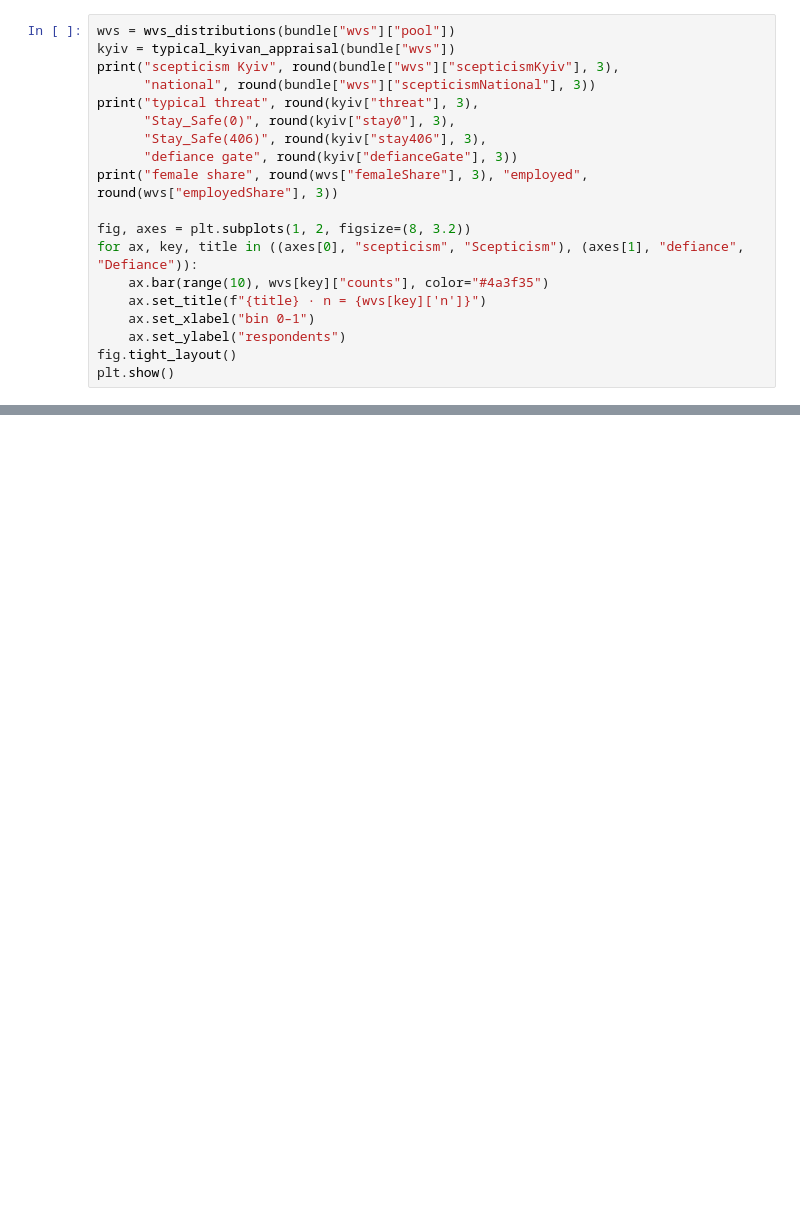
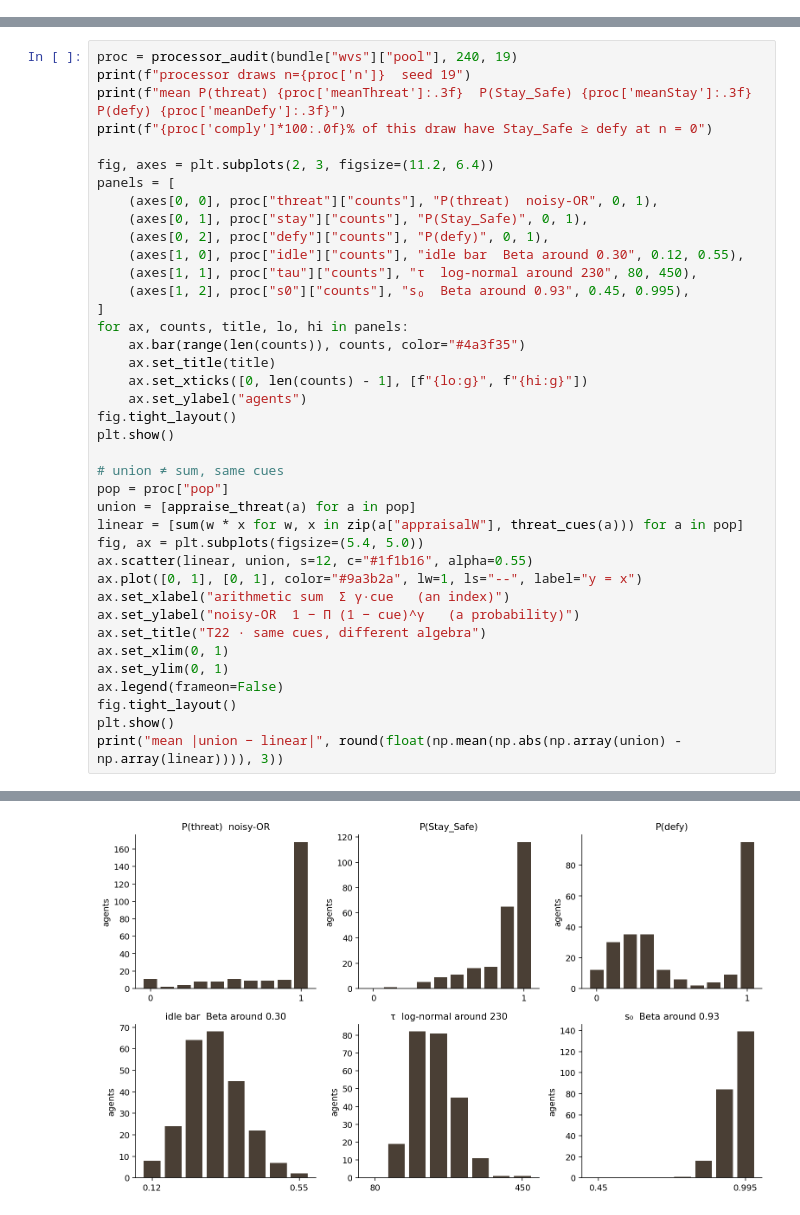
Before and after one commit to testing-crsscl/saliency-kyiv, a Jupyter notebook: notebooks/saliency_review.ipynb, the cells around one changed output, grey strips where cells are left out. Saved outputs shown, nothing was run; the diff lists cells and outputs as text; blank space fills up the shorter version.

```diff
--- a/notebooks/saliency_review.ipynb
+++ b/notebooks/saliency_review.ipynb
@@ -138,19 +0,0 @@ placement: WorldPop mass, not WVS PSU coordinates (architecture T21)
-# %%
-wvs = wvs_distributions(bundle["wvs"]["pool"])
-kyiv = typical_kyivan_appraisal(bundle["wvs"])
-print("scepticism Kyiv", round(bundle["wvs"]["scepticismKyiv"], 3),
-      "national", round(bundle["wvs"]["scepticismNational"], 3))
-print("typical threat", round(kyiv["threat"], 3),
-      "Stay_Safe(0)", round(kyiv["stay0"], 3),
-      "Stay_Safe(406)", round(kyiv["stay406"], 3),
-      "defiance gate", round(kyiv["defianceGate"], 3))
-print("female share", round(wvs["femaleShare"], 3), "employed", round(wvs["employedShare"], 3))
-
-fig, axes = plt.subplots(1, 2, figsize=(8, 3.2))
-for ax, key, title in ((axes[0], "scepticism", "Scepticism"), (axes[1], "defiance", "Defiance")):
-    ax.bar(range(10), wvs[key]["counts"], color="#4a3f35")
-    ax.set_title(f"{title} · n = {wvs[key]['n']}")
-    ax.set_xlabel("bin 0–1")
-    ax.set_ylabel("respondents")
-fig.tight_layout()
-plt.show()
@@ -339,0 +322,40 @@ plt.show()
+# %%
+proc = processor_audit(bundle["wvs"]["pool"], 240, 19)
+print(f"processor draws n={proc['n']}  seed 19")
+print(f"mean P(threat) {proc['meanThreat']:.3f}  P(Stay_Safe) {proc['meanStay']:.3f}  P(defy) {proc['meanDefy']:.3f}")
+print(f"{proc['comply']*100:.0f}% of this draw have Stay_Safe ≥ defy at n = 0")
+
+fig, axes = plt.subplots(2, 3, figsize=(11.2, 6.4))
+panels = [
+    (axes[0, 0], proc["threat"]["counts"], "P(threat)  noisy-OR", 0, 1),
+    (axes[0, 1], proc["stay"]["counts"], "P(Stay_Safe)", 0, 1),
+    (axes[0, 2], proc["defy"]["counts"], "P(defy)", 0, 1),
+    (axes[1, 0], proc["idle"]["counts"], "idle bar  Beta around 0.30", 0.12, 0.55),
+    (axes[1, 1], proc["tau"]["counts"], "τ  log-normal around 230", 80, 450),
+    (axes[1, 2], proc["s0"]["counts"], "s₀  Beta around 0.93", 0.45, 0.995),
+]
+for ax, counts, title, lo, hi in panels:
+    ax.bar(range(len(counts)), counts, color="#4a3f35")
+    ax.set_title(title)
+    ax.set_xticks([0, len(counts) - 1], [f"{lo:g}", f"{hi:g}"])
+    ax.set_ylabel("agents")
+fig.tight_layout()
+plt.show()
+
+# union ≠ sum, same cues
+pop = proc["pop"]
+union = [appraise_threat(a) for a in pop]
+linear = [sum(w * x for w, x in zip(a["appraisalW"], threat_cues(a))) for a in pop]
+fig, ax = plt.subplots(figsize=(5.4, 5.0))
+ax.scatter(linear, union, s=12, c="#1f1b16", alpha=0.55)
+ax.plot([0, 1], [0, 1], color="#9a3b2a", lw=1, ls="--", label="y = x")
+ax.set_xlabel("arithmetic sum  Σ γ·cue   (an index)")
+ax.set_ylabel("noisy-OR  1 − Π (1 − cue)^γ   (a probability)")
+ax.set_title("T22 · same cues, different algebra")
+ax.set_xlim(0, 1)
+ax.set_ylim(0, 1)
+ax.legend(frameon=False)
+fig.tight_layout()
+plt.show()
+print("mean |union − linear|", round(float(np.mean(np.abs(np.array(union) - np.array(linear)))), 3))
+# %% [output]
@@ -339,0 +366 @@ plt.show()
+[figure, added]
```
Also changed, not shown: parts of 58 cells of this notebook, 8 other files.
